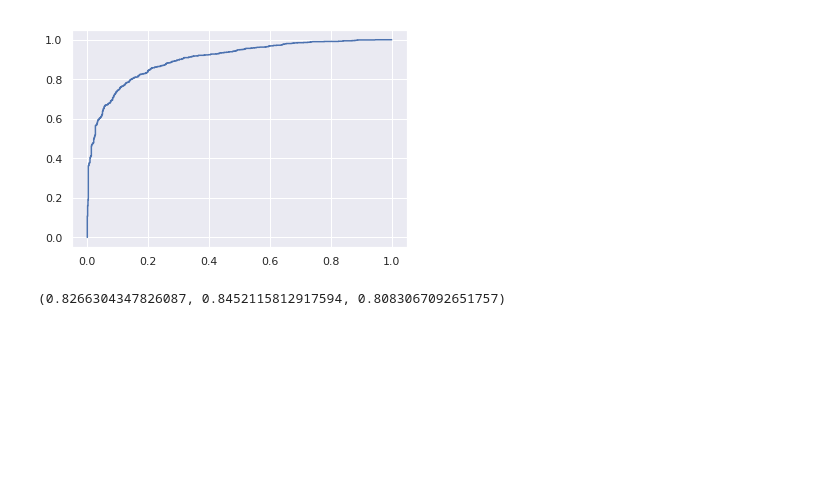
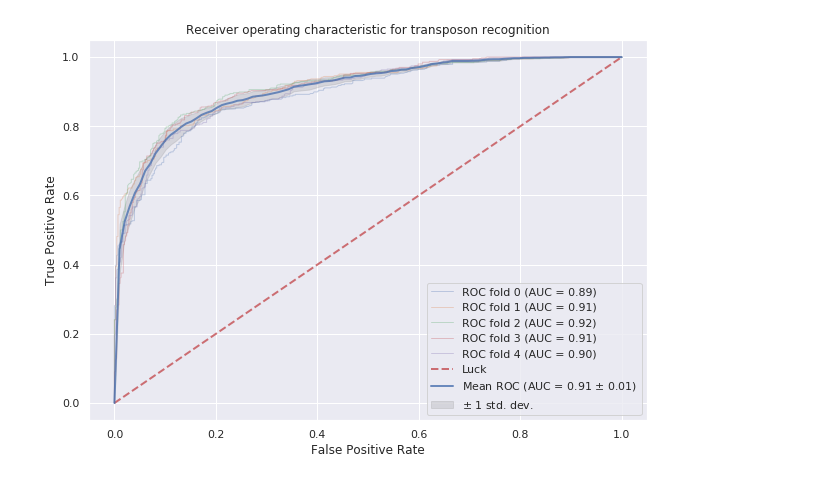
Before and after one commit to AlexShein/transposons, a Jupyter notebook: ML_Template.ipynb, the cells around one changed output. Cells and saved outputs as stored; diff of their text form; code cells hidden in the pictures; blank space fills up the shorter version.

```diff
--- a/ML_Template.ipynb
+++ b/ML_Template.ipynb
@@ -47,8 +15,0 @@ fpr, tpr, _ = roc_curve(y_test, grid.best_estimator_.predict_proba(x_test)[:,1])
-# %%
-plt.plot(fpr,tpr);
-# %% [output]
-[figure, removed]
-# %%
-auc(fpr, tpr), accuracy_score(y_test, y_pred), precision_score(y_test, y_pred), recall_score(y_test, y_pred)
-# %% [output]
-(0.8266304347826087, 0.8452115812917594, 0.8083067092651757)
@@ -54,0 +19,68 @@ auc(fpr, tpr), accuracy_score(y_test, y_pred), precision_score(y_test, y_pred),
+# %%
+tprs = []
+aucs, acc, rec, prec = [], [], [], []
+
+mean_fpr = np.linspace(0, 1, 100)
+i = 0
+
+plt.figure(figsize=(10,7))
+for k, (train, test) in enumerate(folded_data.split(X, Y)):
+    probas_ = rf.fit(X.iloc[train], Y.iloc[train]).predict_proba(X.iloc[test])
+    # Compute ROC curve and area the curve
+    fpr, tpr, thresholds = roc_curve(Y.iloc[test], probas_[:, 1])
+    tprs.append(np.interp(mean_fpr, fpr, tpr))
+    tprs[-1][0] = 0.0
+    roc_auc = auc(fpr, tpr)
+    aucs.append(roc_auc)
+    Y_pred = rf.predict(X.iloc[test])
+    acc.append(accuracy_score(Y.iloc[test], Y_pred))
+    prec.append(precision_score(Y.iloc[test], Y_pred))
+    rec.append(recall_score(Y.iloc[test], Y_pred))
+    plt.plot(
+        fpr,
+        tpr,
+        lw=1,
+        alpha=0.3,
+        label='ROC fold %d (AUC = %0.2f)' % (k, roc_auc)
+    )
+
+plt.plot(
+    [0, 1],
+    [0, 1],
+    linestyle='--',
+    lw=2,
+    color='r',
+    label='Luck',
+    alpha=.8
+)
+fpr, tpr, thresholds = roc_curve(Y.iloc[test], probas_[:, 1])
+
+mean_tpr = np.mean(tprs, axis=0)
+mean_tpr[-1] = 1.0
+mean_auc = auc(mean_fpr, mean_tpr)
+std_auc = np.std(aucs)
+plt.plot(mean_fpr, mean_tpr, color='b',
+         label=r'Mean ROC (AUC = %0.2f $\pm$ %0.2f)' % (mean_auc, std_auc),
+         lw=2, alpha=.8)
+
+std_tpr = np.std(tprs, axis=0)
+tprs_upper = np.minimum(mean_tpr + std_tpr, 1)
+tprs_lower = np.maximum(mean_tpr - std_tpr, 0)
+plt.fill_between(
+    mean_fpr,
+    tprs_lower,
+    tprs_upper,
+    color='grey',
+    alpha=.2,
+    label=r'$\pm$ 1 std. dev.'
+)
+
+plt.xlim([-0.05, 1.05])
+plt.ylim([-0.05, 1.05])
+plt.xlabel('False Positive Rate')
+plt.ylabel('True Positive Rate')
+plt.title('Receiver operating characteristic for transposon recognition')
+plt.legend(loc="lower right")
+plt.show()
+# %% [output]
+[figure, added]
```
Also changed, not shown: parts of 15 cells of this notebook, 3 other files.
